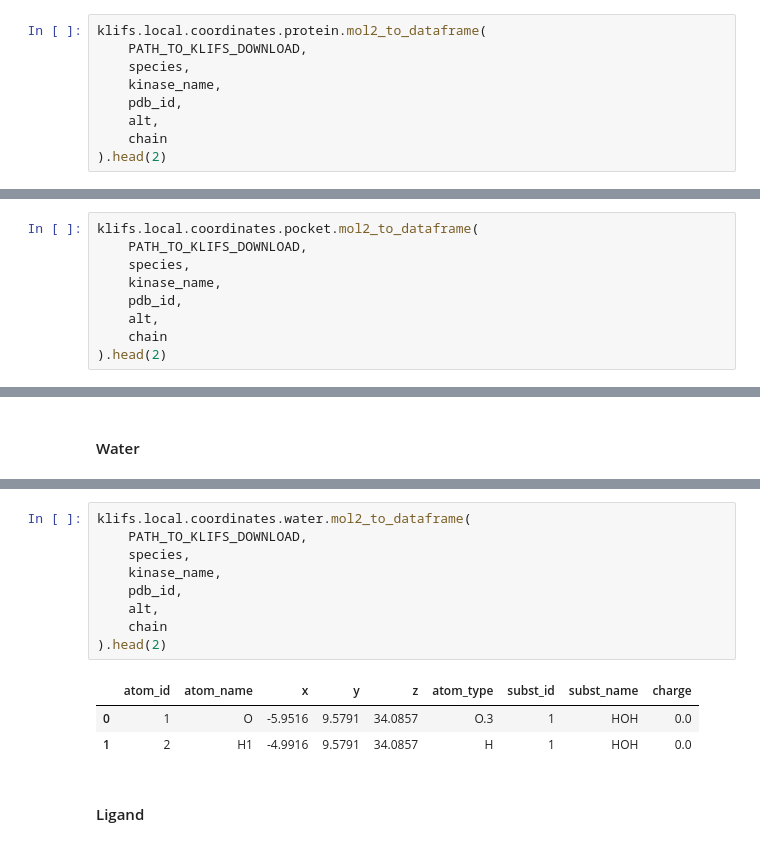
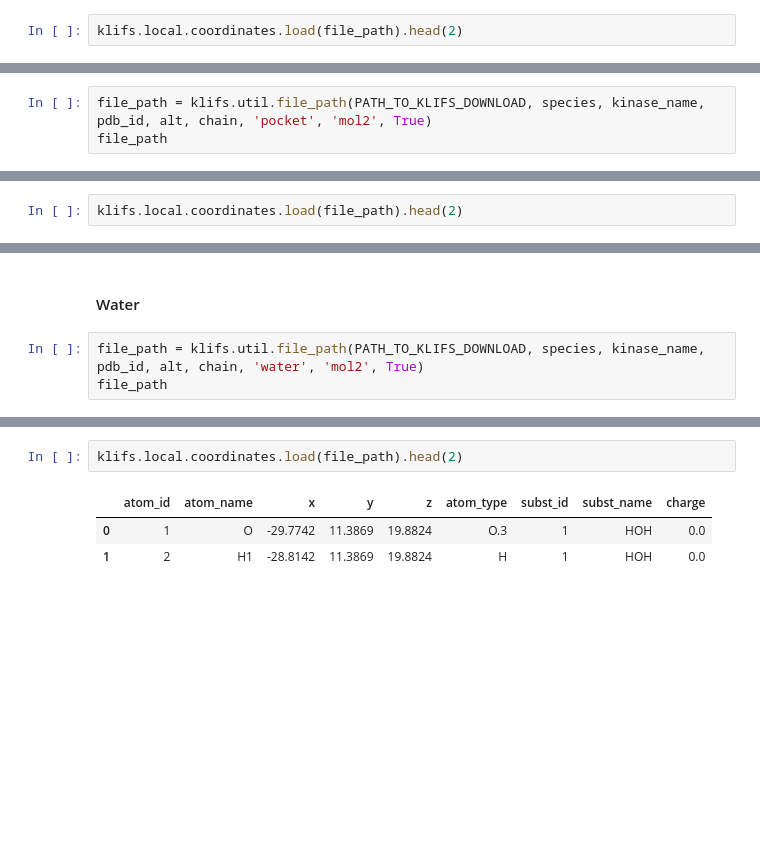
Before and after one commit to volkamerlab/klifs_utils, a Jupyter notebook: docs/tutorial.ipynb, the cells around one changed output, grey strips where cells are left out. Cells and saved outputs as stored; diff of their text form; blank space fills up the shorter version.

```diff
--- a/docs/tutorial.ipynb
+++ b/docs/tutorial.ipynb
@@ -377,11 +388,4 @@ klifs.local.coordinates.complex.mol2_to_dataframe(
 # %%
-klifs.local.coordinates.protein.mol2_to_dataframe(
-    PATH_TO_KLIFS_DOWNLOAD,
-    species,
-    kinase_name,
-    pdb_id,
-    alt,
-    chain
-).head(2)
+klifs.local.coordinates.load(file_path).head(2)
 # %% [output]
 |  | atom_id | atom_name | x | y | z | atom_type | subst_id | subst_name | charge | backbone |
@@ -390,2 +394,5 @@ klifs.local.coordinates.protein.mol2_to_dataframe(
 # %% [markdown]
 #### Pocket
+# %%
+file_path = klifs.util.file_path(PATH_TO_KLIFS_DOWNLOAD, species, kinase_name, pdb_id, alt, chain, 'pocket', 'mol2', True)
+file_path
@@ -392,11 +401,4 @@ klifs.local.coordinates.protein.mol2_to_dataframe(
 # %%
-klifs.local.coordinates.pocket.mol2_to_dataframe(
-    PATH_TO_KLIFS_DOWNLOAD,
-    species,
-    kinase_name,
-    pdb_id,
-    alt,
-    chain
-).head(2)
+klifs.local.coordinates.load(file_path).head(2)
 # %% [output]
 |  | atom_id | atom_name | x | y | z | atom_type | subst_id | subst_name | charge | backbone |
@@ -405,2 +407,5 @@ klifs.local.coordinates.pocket.mol2_to_dataframe(
 # %% [markdown]
 #### Water
+# %%
+file_path = klifs.util.file_path(PATH_TO_KLIFS_DOWNLOAD, species, kinase_name, pdb_id, alt, chain, 'water', 'mol2', True)
+file_path
@@ -407,15 +414,6 @@ klifs.local.coordinates.pocket.mol2_to_dataframe(
 # %%
-klifs.local.coordinates.water.mol2_to_dataframe(
-    PATH_TO_KLIFS_DOWNLOAD,
-    species,
-    kinase_name,
-    pdb_id,
-    alt,
-    chain
-).head(2)
+klifs.local.coordinates.load(file_path).head(2)
 # %% [output]
 |  | atom_id | atom_name | x | y | z | atom_type | subst_id | subst_name | charge |
-| 0 | 1 | O | -5.9516 | 9.5791 | 34.0857 | O.3 | 1 | HOH | 0.0 |
-| 1 | 2 | H1 | -4.9916 | 9.5791 | 34.0857 | H | 1 | HOH | 0.0 |
+| 0 | 1 | O | -29.7742 | 11.3869 | 19.8824 | O.3 | 1 | HOH | 0.0 |
+| 1 | 2 | H1 | -28.8142 | 11.3869 | 19.8824 | H | 1 | HOH | 0.0 |
-# %% [markdown]
-#### Ligand
```
Also changed, not shown: parts of 39 cells of this notebook, 17 other files.
